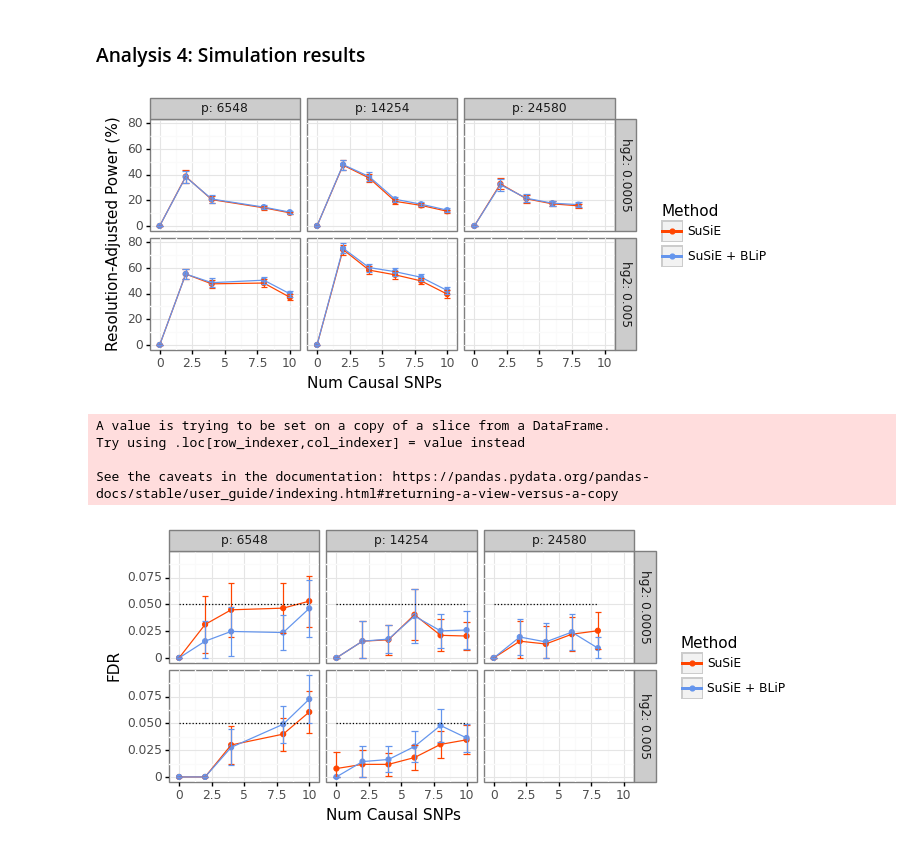
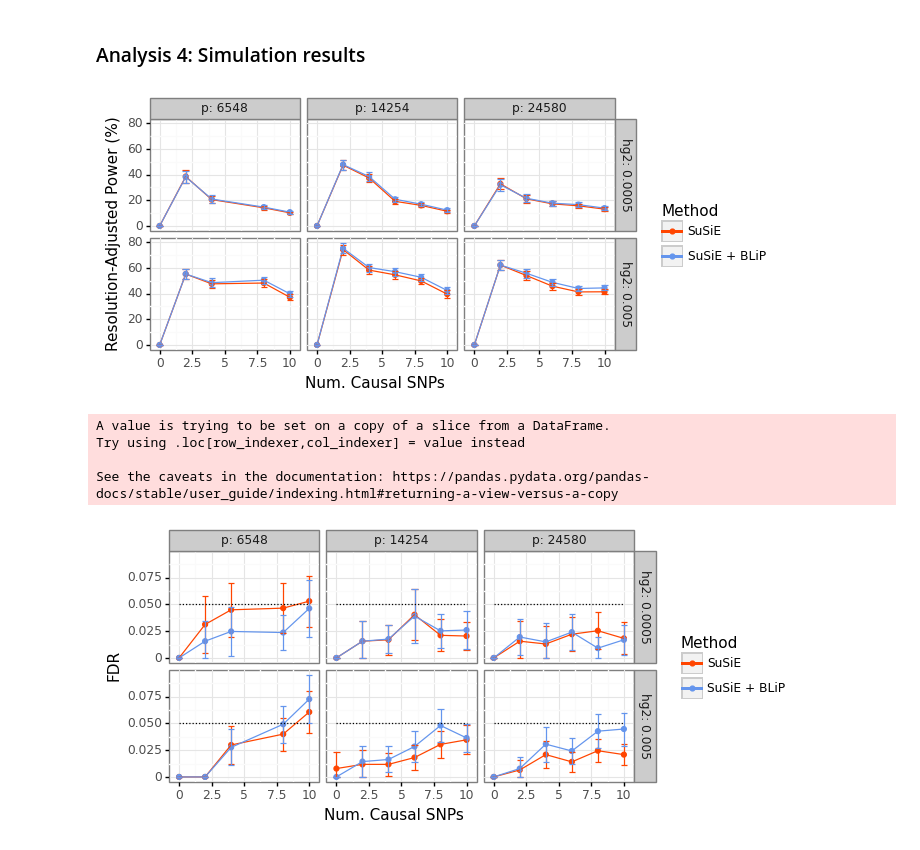
Before and after one commit to amspector100/ukbb_blip, a Jupyter notebook: ukbb_blip_final_plots.ipynb, the cells around one changed output. Saved outputs shown, nothing was run; the diff lists cells and outputs as text; code cells hidden in the pictures.

```diff
--- a/ukbb_blip_final_plots.ipynb
+++ b/ukbb_blip_final_plots.ipynb
@@ -326,10 +326,12 @@ def calc_mean_sem(data, group_vals, meas, trunc_zero=True):
     return agg_df
 # %%
 dates = [
-    '2022-03-28', '2022-03-28', '2022-03-28', '2022-03-28'
+    '2022-03-28', '2022-03-28', '2022-03-28',
+    '2022-03-28', '2022-03-28', '2022-03-29'
 ]
 times = [
-    '02-25-47', '03-28-48', '06-02-33', '06-58-28'
+    '02-25-47', '03-28-48', '06-02-33',
+    '06-58-28', '21-21-57', '00-04-07'
 ]
 
 
@@ -358,33 +360,33 @@ for meas in ['power', 'fdr']:
         ggplot(
             agg, aes(x='num_causal', y=f'{meas}_mean', color='method')
         )
         + geom_point()
         + geom_line()
         + geom_errorbar(aes(ymin=f'{meas}_ymin', ymax=f'{meas}_ymax'))
         + facet_grid("hg2~p", labeller='label_both')
         + scale_color_manual(['orangered', 'cornflowerblue'])
         + theme_bw()
         + theme(figure_size=(6,3))
         + labs(
-            x='Num Causal SNPs',
+            x='Num. Causal SNPs',
             y='Resolution-Adjusted Power (%)' if meas == 'power' else 'FDR',
             color='Method'
         )
     )
     if meas == 'fdr':
         qline = agg.loc[agg['method'] == 'SuSiE']
         qline['fdr_mean'] = 0.05
         g += geom_line(
             qline, linetype='dotted', color='black'
         )
 
     savename = f"output/final/plots/sim_{meas}.png"
     g.save(savename, dpi=500)
     print(g)
 # %% [output]
-[figure, old version]
+[figure, new version]
 A value is trying to be set on a copy of a slice from a DataFrame.
 Try using .loc[row_indexer,col_indexer] = value instead
 
 See the caveats in the documentation: https://pandas.pydata.org/pandas-docs/stable/user_guide/indexing.html#returning-a-view-versus-a-copy
-[figure, old version]
+[figure, new version]
```
Also changed, not shown: 14 other files.
